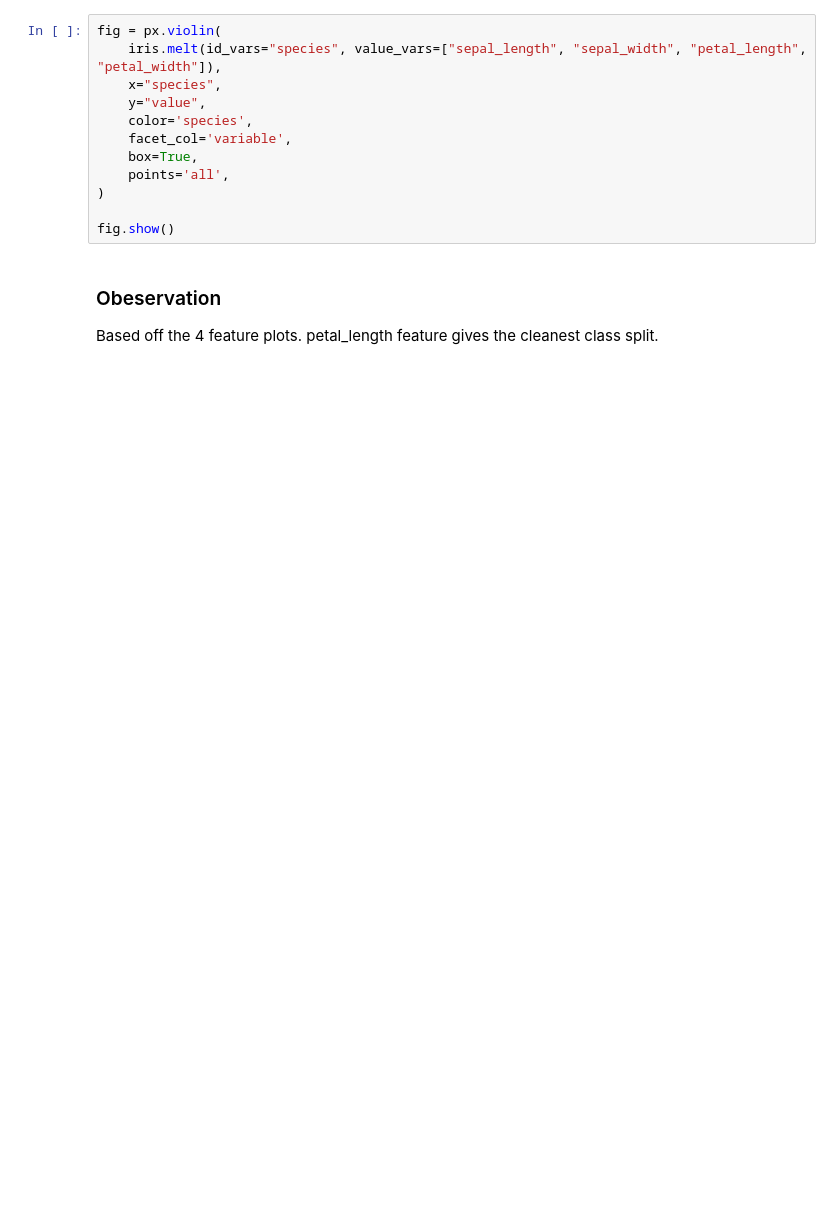
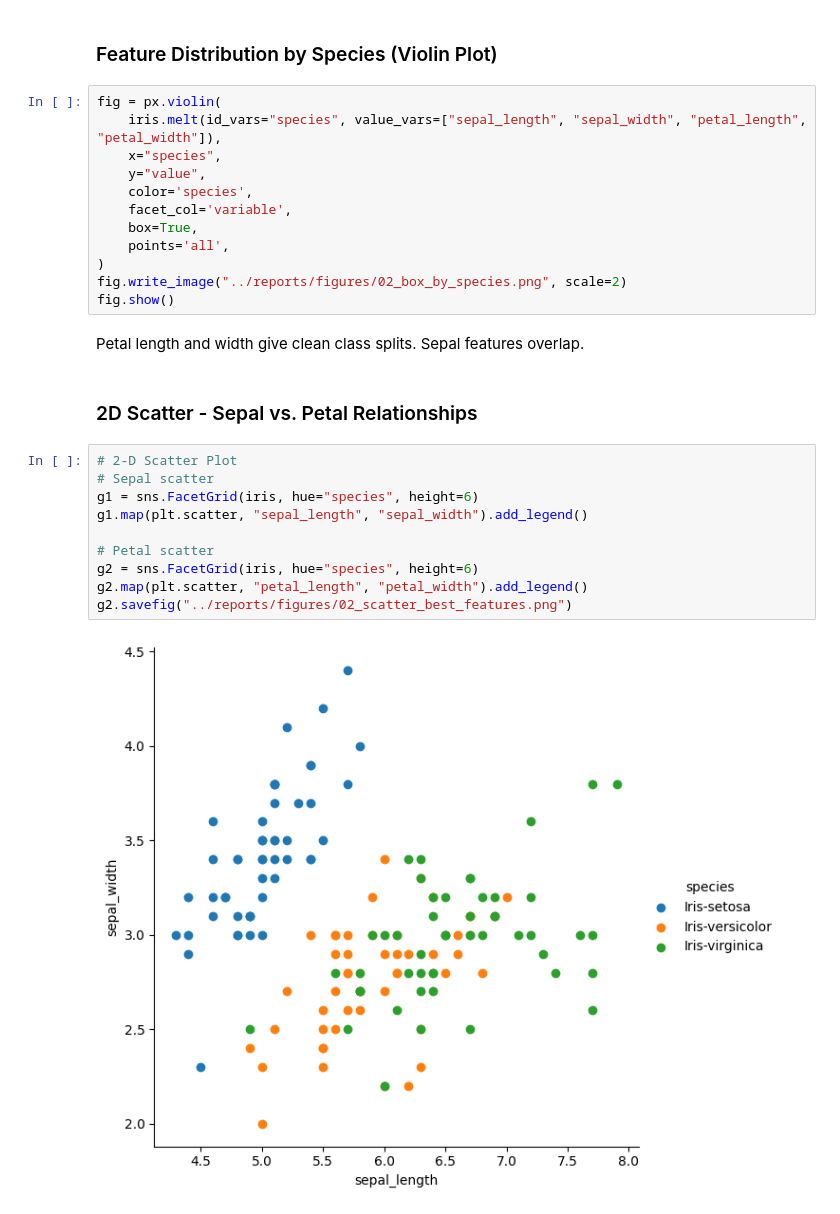
Before and after one commit to AlexDevOp4/machine-learning-from-scratch, a Jupyter notebook: iris-classifier/notebooks/02_eda.ipynb, the cells around one changed output. Saved outputs shown, nothing was run; the diff lists cells and outputs as text; blank space fills up the shorter version.

Commit message:
cleaning up markdown

```diff
--- a/iris-classifier/notebooks/02_eda.ipynb
+++ b/iris-classifier/notebooks/02_eda.ipynb
@@ -105,3 +107,5 @@ plt.show()
+# %% [markdown]
+### Feature Distribution by Species (Violin Plot)
 # %%
 fig = px.violin(
     iris.melt(id_vars="species", value_vars=["sepal_length", "sepal_width", "petal_length", "petal_width"]),
@@ -112,8 +116,21 @@ fig = px.violin(
     box=True,
     points='all',
 )
-
+fig.write_image("../reports/figures/02_box_by_species.png", scale=2)
 fig.show()
-# %% [markdown]
-### Obeservation
-Based off the 4 feature plots. petal_length feature gives the cleanest class split.
+# %% [markdown]
+Petal length and width give clean class splits. Sepal features overlap.
+# %% [markdown]
+### 2D Scatter - Sepal vs. Petal Relationships
+# %%
+# 2-D Scatter Plot
+# Sepal scatter
+g1 = sns.FacetGrid(iris, hue="species", height=6)
+g1.map(plt.scatter, "sepal_length", "sepal_width").add_legend()
+
+# Petal scatter
+g2 = sns.FacetGrid(iris, hue="species", height=6)
+g2.map(plt.scatter, "petal_length", "petal_width").add_legend()
+g2.savefig("../reports/figures/02_scatter_best_features.png")
+# %% [output]
+[figure, added]
```
Also changed, not shown: parts of 28 cells of this notebook, 8 other files.
